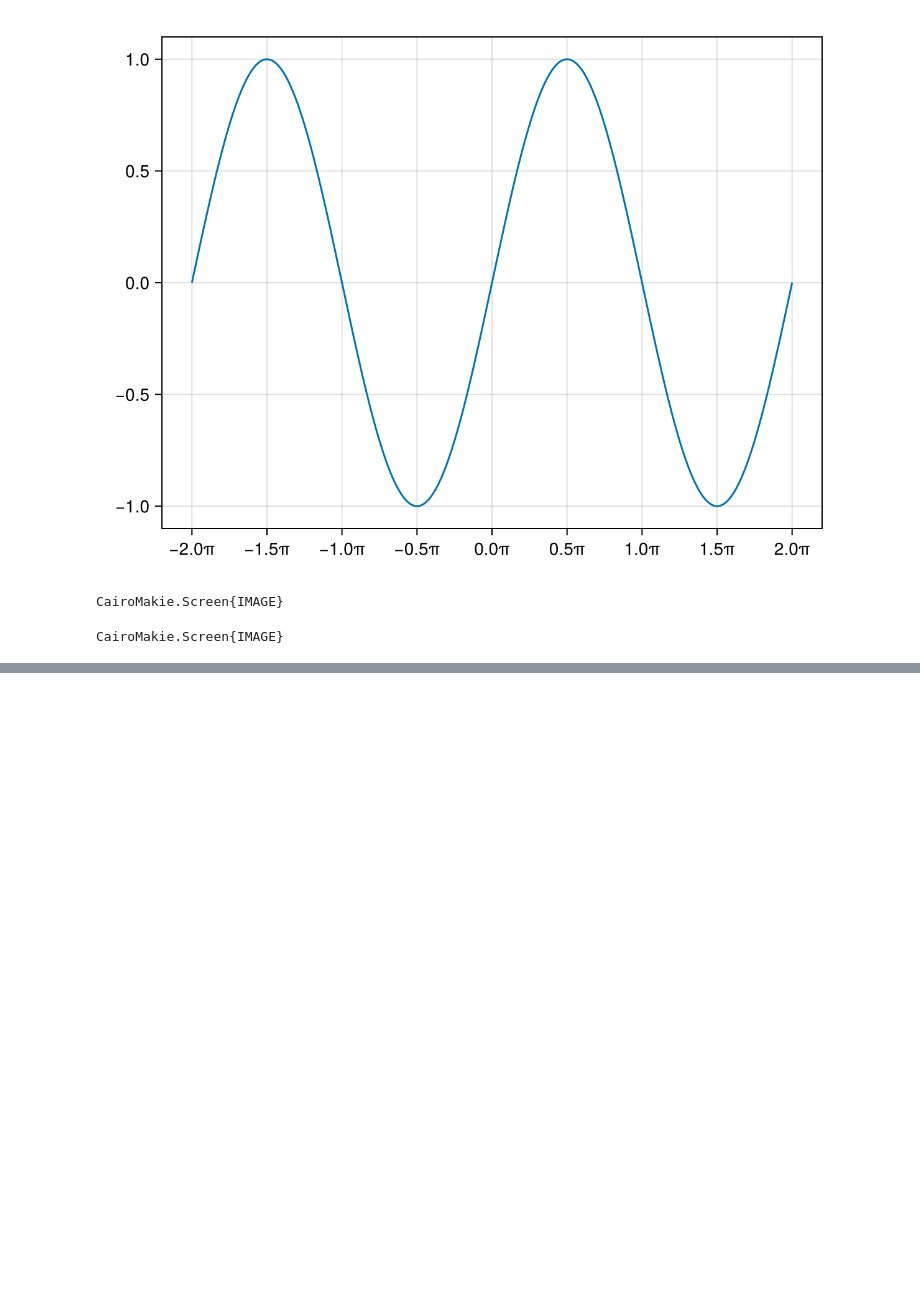
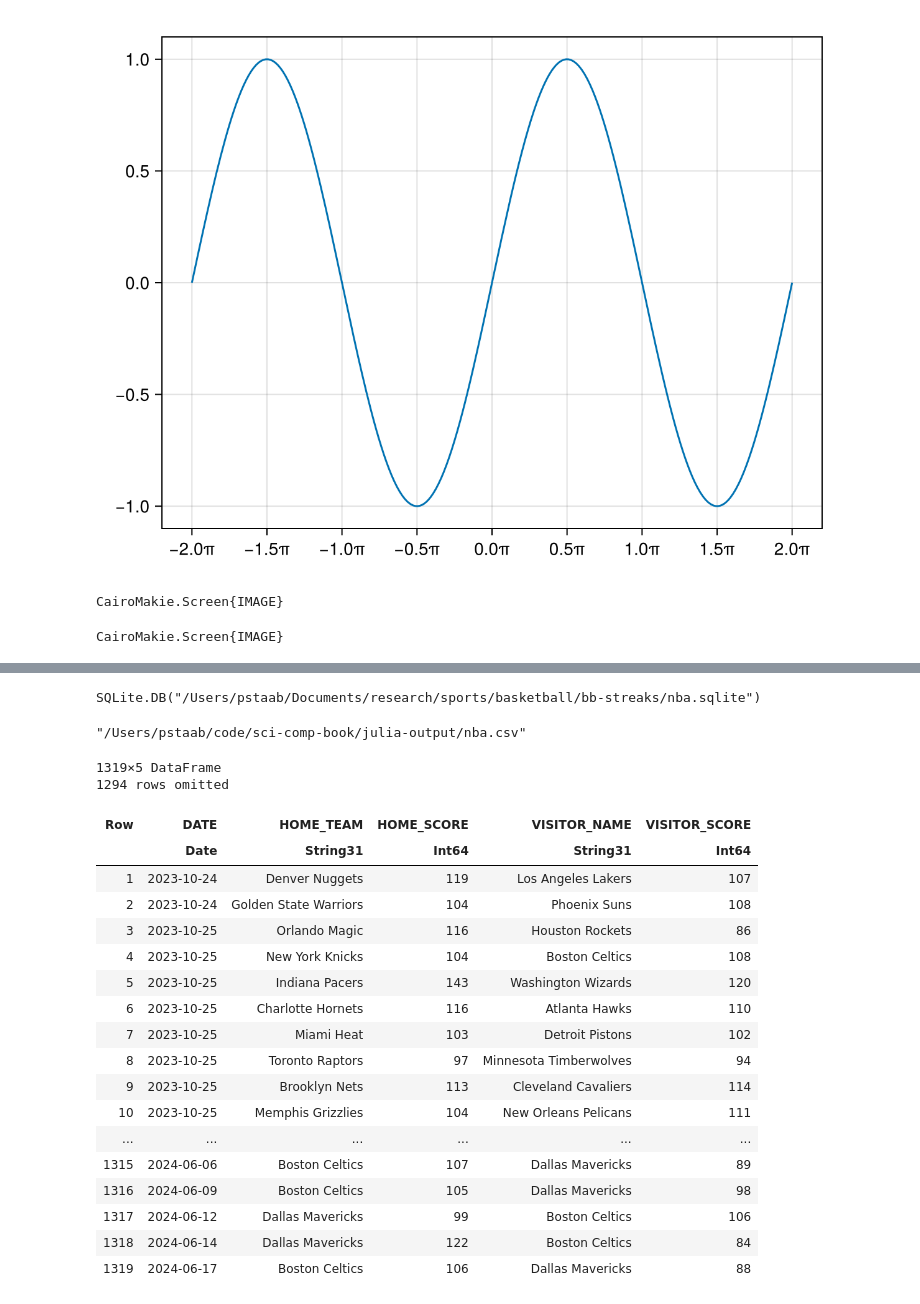
Before and after one commit to pstaabp/sci-comp-book, a Jupyter notebook: julia-output/makie.ipynb, the cells around one changed output, grey strips where cells are left out. Saved outputs shown, nothing was run; the diff lists cells and outputs as text; code cells hidden in the pictures; blank space fills up the shorter version.

```diff
--- a/julia-output/makie.ipynb
+++ b/julia-output/makie.ipynb
@@ -432,0 +407,38 @@ CairoMakie.Screen{IMAGE}
+# %%
+db = SQLite.DB("/Users/pstaab/Documents/research/sports/basketball/bb-streaks/nba.sqlite")
+# %% [output]
+SQLite.DB("/Users/pstaab/Documents/research/sports/basketball/bb-streaks/nba.sqlite")
+# %%
+@chain begin DataFrame(DBInterface.execute(db, """SELECT dates.DATE, home.NAME AS HOME_TEAM, scores.HOME_SCORE, visitor.NAME as VISITOR_NAME, scores.VISITOR_SCORE FROM NBA_GAME_DATES AS dates
+  JOIN NBA_SCORES as scores on dates.DATE_ID = scores.DATE_ID
+  JOIN NBA_TEAM_NAMES as home ON home.TEAM_ID = scores.HOME_ID
+  JOIN NBA_TEAM_NAMES as visitor ON visitor.TEAM_ID = scores.VISITOR_ID
+  WHERE dates.SEASON = 2024
+  """))
+  CSV.write("/Users/pstaab/code/sci-comp-book/julia-output/nba.csv", _)
+end
+# %% [output]
+"/Users/pstaab/code/sci-comp-book/julia-output/nba.csv"
+# %%
+nba_scores = CSV.read("nba.csv", DataFrame)
+# %% [output]
+1319×5 DataFrame
+1294 rows omitted
+| Row | DATE | HOME_TEAM | HOME_SCORE | VISITOR_NAME | VISITOR_SCORE |
+|  | Date | String31 | Int64 | String31 | Int64 |
+| 1 | 2023-10-24 | Denver Nuggets | 119 | Los Angeles Lakers | 107 |
+| 2 | 2023-10-24 | Golden State Warriors | 104 | Phoenix Suns | 108 |
+| 3 | 2023-10-25 | Orlando Magic | 116 | Houston Rockets | 86 |
+| 4 | 2023-10-25 | New York Knicks | 104 | Boston Celtics | 108 |
+| 5 | 2023-10-25 | Indiana Pacers | 143 | Washington Wizards | 120 |
+| 6 | 2023-10-25 | Charlotte Hornets | 116 | Atlanta Hawks | 110 |
+| 7 | 2023-10-25 | Miami Heat | 103 | Detroit Pistons | 102 |
+| 8 | 2023-10-25 | Toronto Raptors | 97 | Minnesota Timberwolves | 94 |
+| 9 | 2023-10-25 | Brooklyn Nets | 113 | Cleveland Cavaliers | 114 |
+| 10 | 2023-10-25 | Memphis Grizzlies | 104 | New Orleans Pelicans | 111 |
+| ... | ... | ... | ... | ... | ... |
+| 1315 | 2024-06-06 | Boston Celtics | 107 | Dallas Mavericks | 89 |
+| 1316 | 2024-06-09 | Boston Celtics | 105 | Dallas Mavericks | 98 |
+| 1317 | 2024-06-12 | Dallas Mavericks | 99 | Boston Celtics | 106 |
+| 1318 | 2024-06-14 | Dallas Mavericks | 122 | Boston Celtics | 84 |
+| 1319 | 2024-06-17 | Boston Celtics | 106 | Dallas Mavericks | 88 |
```
Also changed, not shown: parts of 31 cells of this notebook, 23 other files.
